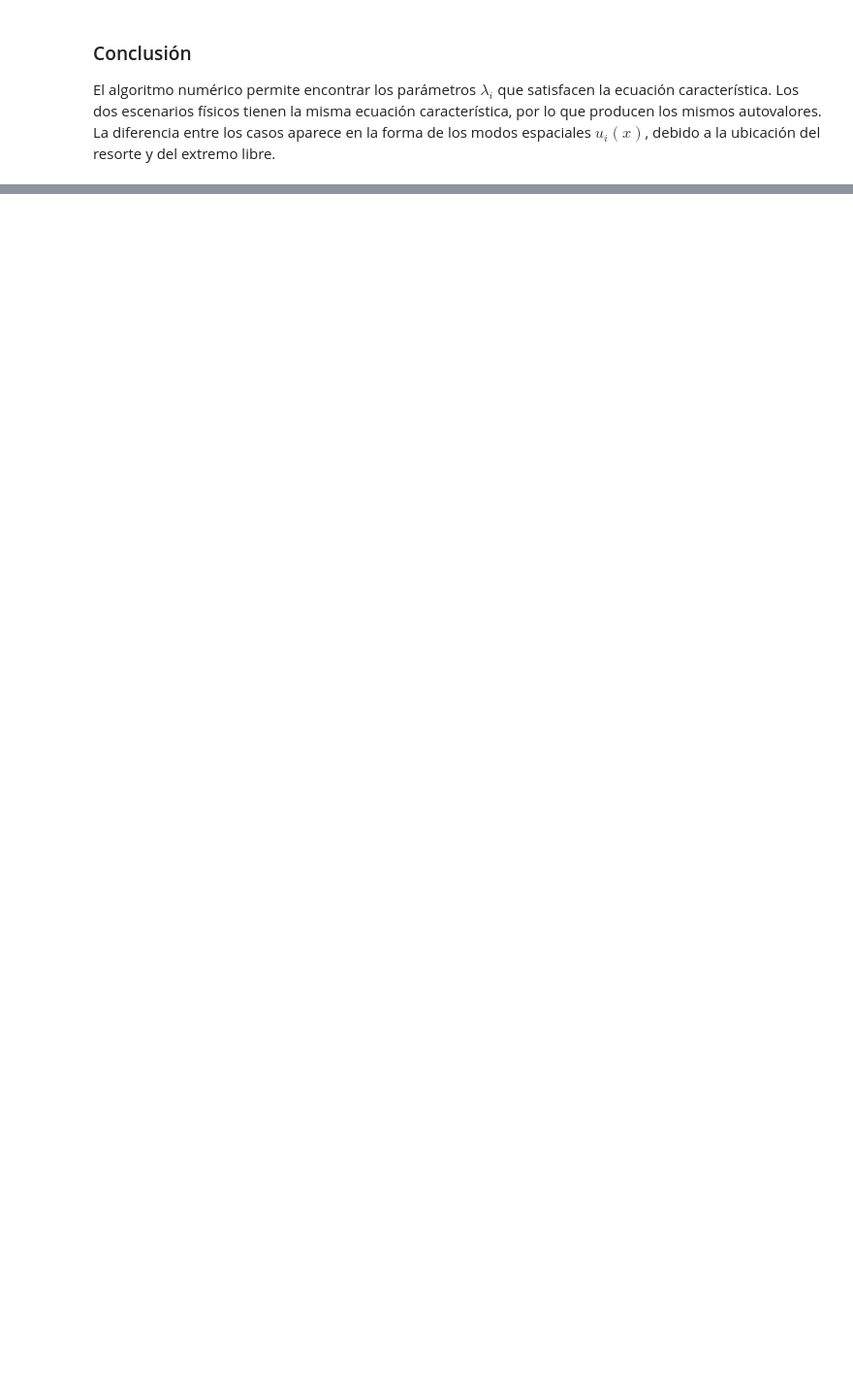
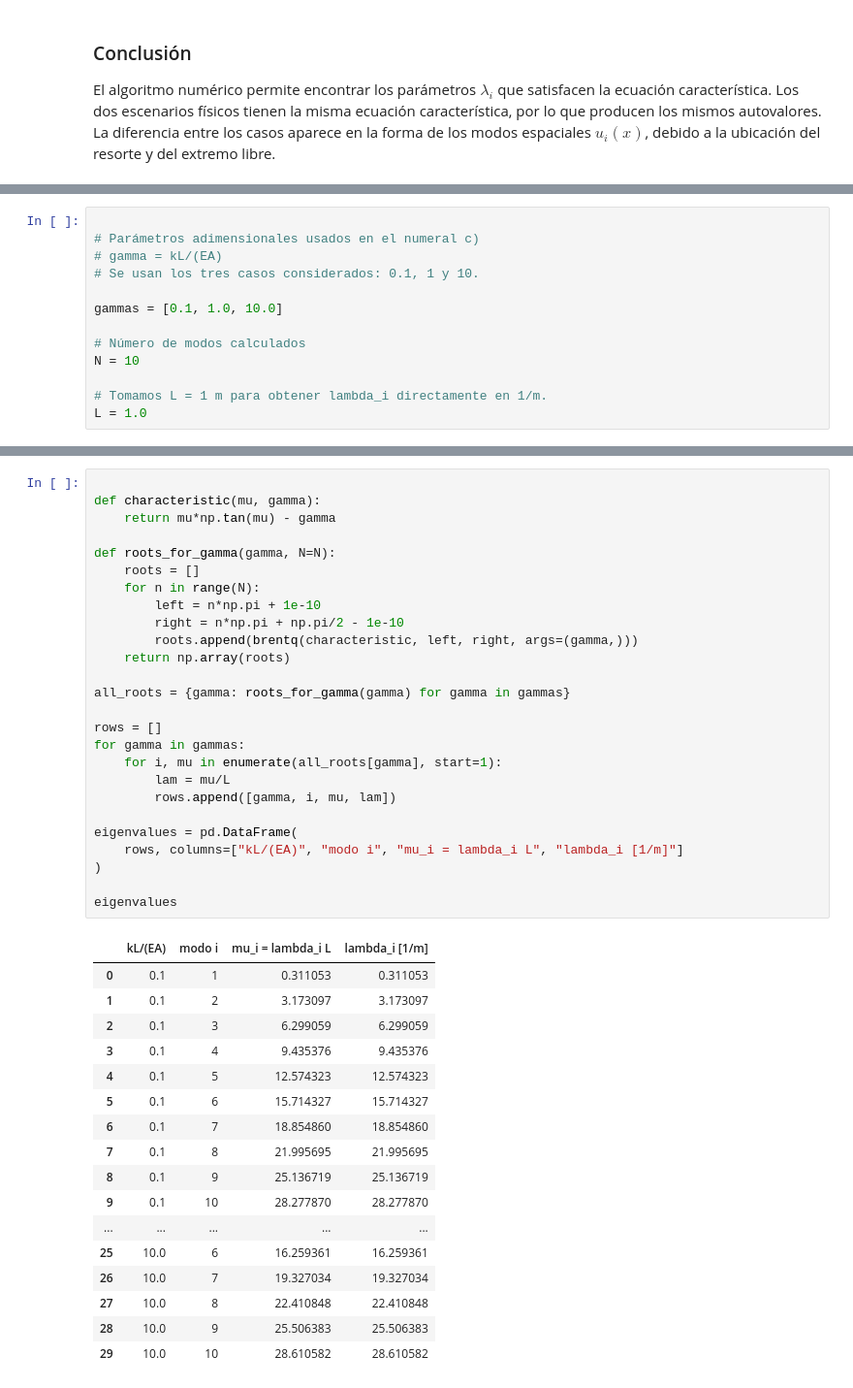
Before and after one commit to LuigiToby/IMEC4001, a Jupyter notebook: soluciones/LuisARodriguezA_tarea4.ipynb, the cells around one changed output, grey strips where cells are left out. Shown at 97% size. Cells and saved outputs as stored; diff of their text form; blank space fills up the shorter version.

```diff
--- a/soluciones/LuisARodriguezA_tarea4.ipynb
+++ b/soluciones/LuisARodriguezA_tarea4.ipynb
@@ -194,0 +382,13 @@ El algoritmo numérico permite encontrar los parámetros $\lambda_i$ que satisfa
+# %%
+
+# Parámetros adimensionales usados en el numeral c)
+# gamma = kL/(EA)
+# Se usan los tres casos considerados: 0.1, 1 y 10.
+
+gammas = [0.1, 1.0, 10.0]
+
+# Número de modos calculados
+N = 10
+
+# Tomamos L = 1 m para obtener lambda_i directamente en 1/m.
+L = 1.0
@@ -194,0 +426,44 @@ El algoritmo numérico permite encontrar los parámetros $\lambda_i$ que satisfa
+# %%
+
+def characteristic(mu, gamma):
+    return mu*np.tan(mu) - gamma
+
+def roots_for_gamma(gamma, N=N):
+    roots = []
+    for n in range(N):
+        left = n*np.pi + 1e-10
+        right = n*np.pi + np.pi/2 - 1e-10
+        roots.append(brentq(characteristic, left, right, args=(gamma,)))
+    return np.array(roots)
+
+all_roots = {gamma: roots_for_gamma(gamma) for gamma in gammas}
+
+rows = []
+for gamma in gammas:
+    for i, mu in enumerate(all_roots[gamma], start=1):
+        lam = mu/L
+        rows.append([gamma, i, mu, lam])
+
+eigenvalues = pd.DataFrame(
+    rows, columns=["kL/(EA)", "modo i", "mu_i = lambda_i L", "lambda_i [1/m]"]
+)
+
+eigenvalues
+# %% [output]
+|  | kL/(EA) | modo i | mu_i = lambda_i L | lambda_i [1/m] |
+| 0 | 0.1 | 1 | 0.311053 | 0.311053 |
+| 1 | 0.1 | 2 | 3.173097 | 3.173097 |
+| 2 | 0.1 | 3 | 6.299059 | 6.299059 |
+| 3 | 0.1 | 4 | 9.435376 | 9.435376 |
+| 4 | 0.1 | 5 | 12.574323 | 12.574323 |
+| 5 | 0.1 | 6 | 15.714327 | 15.714327 |
+| 6 | 0.1 | 7 | 18.854860 | 18.854860 |
+| 7 | 0.1 | 8 | 21.995695 | 21.995695 |
+| 8 | 0.1 | 9 | 25.136719 | 25.136719 |
+| 9 | 0.1 | 10 | 28.277870 | 28.277870 |
+| ... | ... | ... | ... | ... |
+| 25 | 10.0 | 6 | 16.259361 | 16.259361 |
+| 26 | 10.0 | 7 | 19.327034 | 19.327034 |
+| 27 | 10.0 | 8 | 22.410848 | 22.410848 |
+| 28 | 10.0 | 9 | 25.506383 | 25.506383 |
+| 29 | 10.0 | 10 | 28.610582 | 28.610582 |
```
Also changed, not shown: parts of 32 cells of this notebook.
